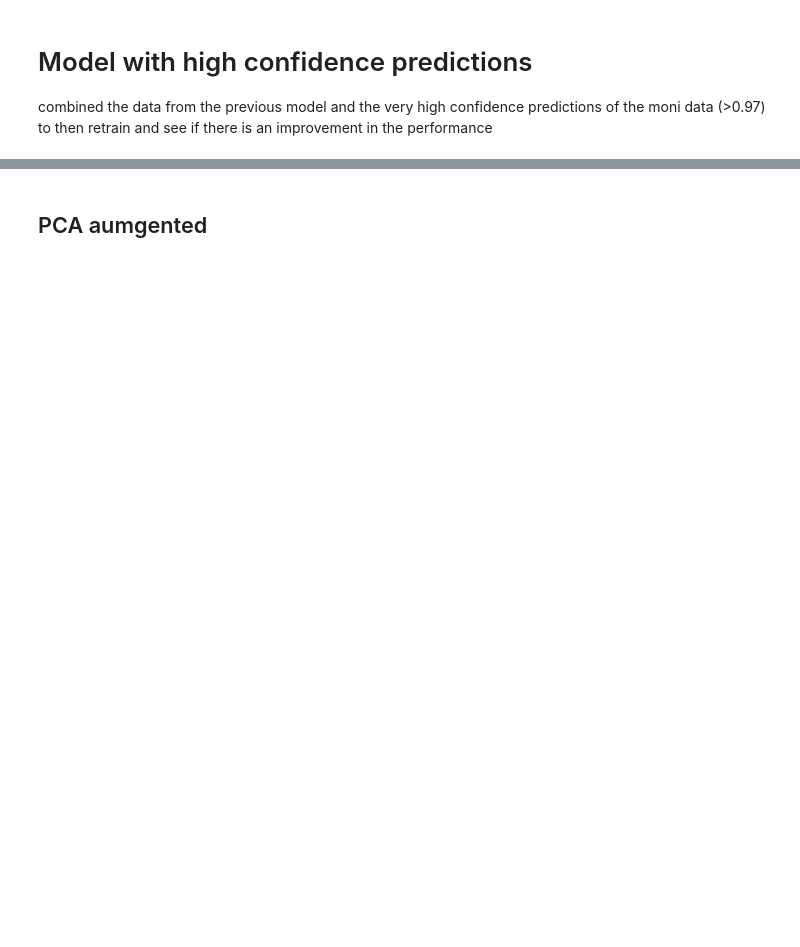
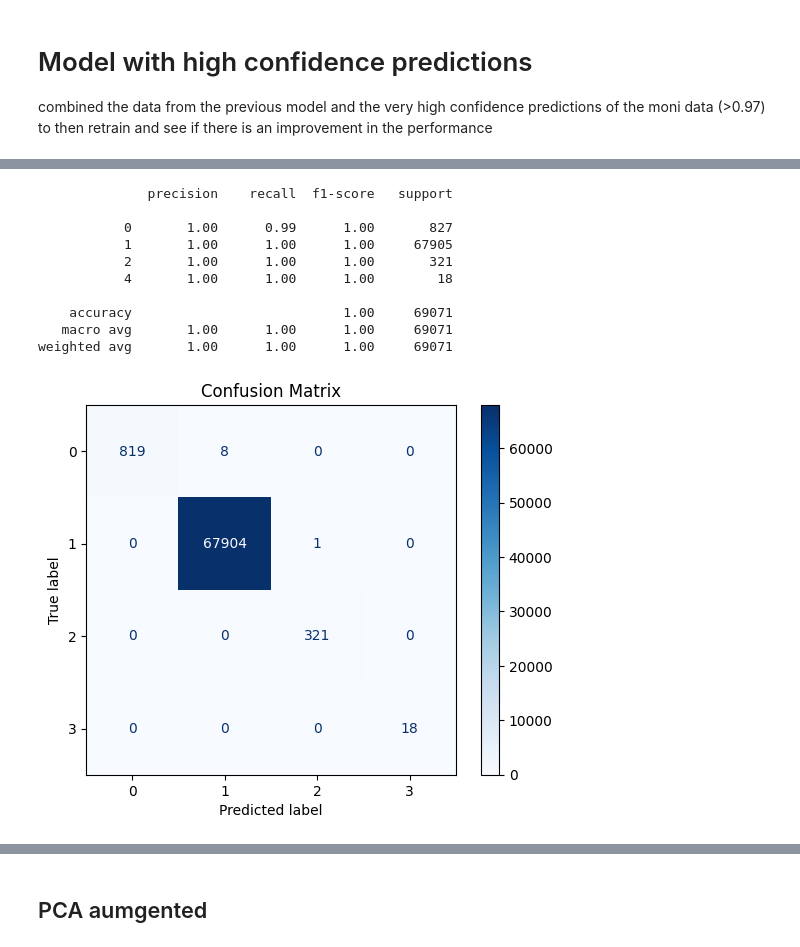
Before and after one commit to lucchinaluca/thesis-datasec, a Jupyter notebook: cic.ipynb, the cells around one changed output, grey strips where cells are left out. Saved outputs shown, nothing was run; the diff lists cells and outputs as text; code cells hidden in the pictures; blank space fills up the shorter version.

```diff
--- a/cic.ipynb
+++ b/cic.ipynb
@@ -505,0 +724,30 @@ y_train_aug = np.concatenate([y_train, y_high_conf], axis=0)
+# %%
+inp = Input(shape=(x_train_aug.shape[1],))
+x1 = Dense(512)(inp)
+x1 = BatchNormalization()(x1)
+x1 = tf.keras.activations.relu(x1)
+
+x2 = Dense(256)(x1)
+x2 = BatchNormalization()(x2)
+x2 = tf.keras.activations.relu(x2)
+
+x3 = Dense(128)(x2)
+x3 = BatchNormalization()(x3)
+x3 = tf.keras.activations.relu(x3)
+
+x4 = Dense(64)(x3)
+x4 = BatchNormalization()(x4)
+x4 = tf.keras.activations.relu(x4)
+
+output = Dense(5, activation='softmax')(x4)
+
+model = Model(inputs=inp, outputs=output)
+
+
+model.compile(
+    optimizer='adam',
+    loss='sparse_categorical_crossentropy',
+    metrics=['accuracy']
+)
+
+model.summary()
@@ -509,5 +779,5 @@ model.fit(
     epochs=20,
     batch_size=32,
     validation_data=(x_test, y_test),
-    callbacks=[f1_callback, cp]
+    callbacks=[f1_callback]
 )
@@ -515,5 +804,8 @@ model.fit(
 pred_probs = model.predict(x_test)
 pred = pred_probs.argmax(axis=1)
 
+augmented = model.predict(x_test_aug)
+augmented_pred = augmented.argmax(axis=1)
+
 omni_probs = model.predict(x_grouped)
 omni_pred = omni_probs.argmax(axis=1)
@@ -528,2 +837,22 @@ plt.show()
+# %%
+print(classification_report(y_test_aug, augmented_pred))
+
+cm = confusion_matrix(y_test_aug, augmented_pred)
+disp = ConfusionMatrixDisplay(confusion_matrix=cm)
+disp.plot(cmap=plt.cm.Blues)
+plt.title("Confusion Matrix")
+plt.show()
+# %% [output]
+              precision    recall  f1-score   support
+
+           0       1.00      0.99      1.00       827
+           1       1.00      1.00      1.00     67905
+           2       1.00      1.00      1.00       321
+           4       1.00      1.00      1.00        18
+
+    accuracy                           1.00     69071
+   macro avg       1.00      1.00      1.00     69071
+weighted avg       1.00      1.00      1.00     69071
+[figure, added]
 # %%
 pd.Series(omni_pred).value_counts()
```
Also changed, not shown: parts of 45 cells of this notebook, 1 other file.
